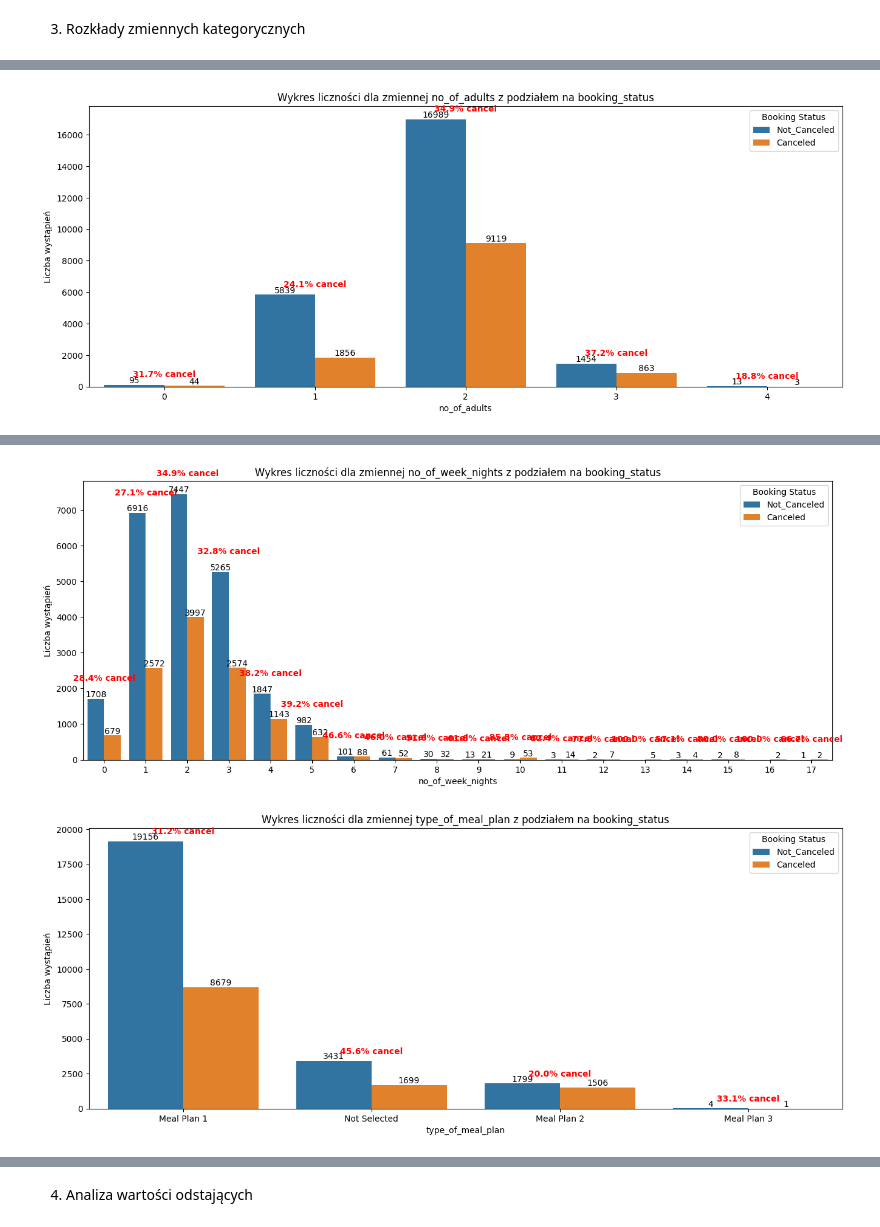
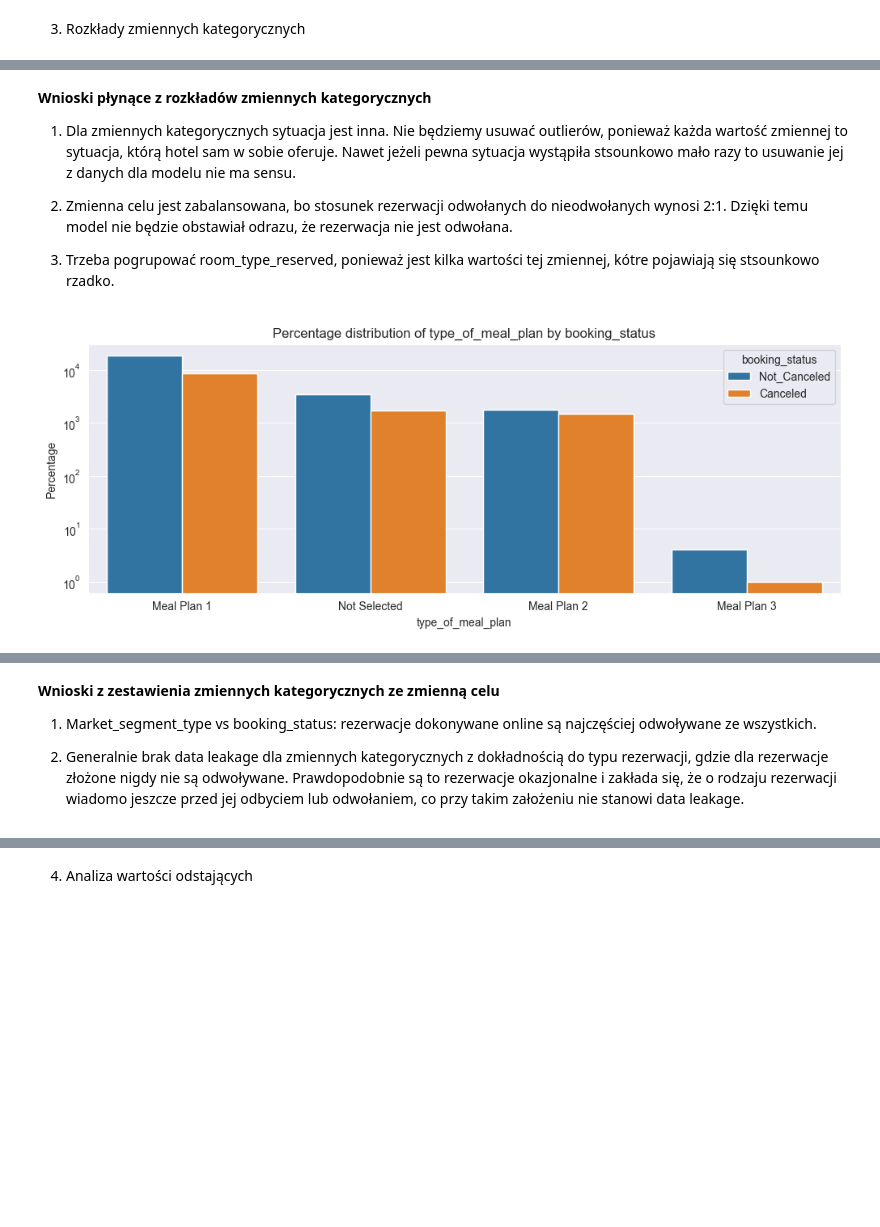
Before and after one commit to KsaweryKomasara/Projekt_KNDS, a Jupyter notebook: Notebooks/main.ipynb, the cells around one changed output, grey strips where cells are left out. Saved outputs shown, nothing was run; the diff lists cells and outputs as text; code cells hidden in the pictures; blank space fills up the shorter version.

```diff
--- a/Notebooks/main.ipynb
+++ b/Notebooks/main.ipynb
@@ -137,4 +174,12 @@ dataAnalysis.plotCounts(data)
+# %% [markdown]
+**Wnioski płynące z rozkładów zmiennych kategorycznych**
+
+1. Dla zmiennych kategorycznych sytuacja jest inna. Nie będziemy usuwać outlierów, ponieważ każda wartość zmiennej to sytuacja, którą hotel sam w sobie oferuje. Nawet jeżeli pewna sytuacja wystąpiła stsounkowo mało razy to usuwanie jej z danych dla modelu nie ma sensu.
+
+2. Zmienna celu jest zabalansowana, bo stosunek rezerwacji odwołanych do nieodwołanych wynosi 2:1. Dzięki temu model nie będzie obstawiał odrazu, że rezerwacja nie jest odwołana.
+
+3. Trzeba pogrupować room_type_reserved, ponieważ jest kilka wartości tej zmiennej, kótre pojawiają się stsounkowo rzadko.
 # %%
-dataAnalysis.plotBarCharts(data)
+dataAnalysis.plotComparisonWithTarget(data,'cat')
 # %% [output]
-[figure, old version]
+[figure, new version]
@@ -143,2 +187,0 @@ dataAnalysis.plotBarCharts(data)
-[figure, removed]
-[figure, removed]
@@ -153 +188,7 @@ dataAnalysis.plotBarCharts(data)
+# %% [markdown]
+**Wnioski z zestawienia zmiennych kategorycznych ze zmienną celu**
+
+1. Market_segment_type vs booking_status: rezerwacje dokonywane online są najczęściej odwoływane ze wszystkich.
+
+2. Generalnie brak data leakage dla zmiennych kategorycznych z dokładnością do typu rezerwacji, gdzie dla rezerwacje złożone nigdy nie są odwoływane. Prawdopodobnie są to rezerwacje okazjonalne i zakłada się, że o rodzaju rezerwacji wiadomo jeszcze przed jej odbyciem lub odwołaniem, co przy takim założeniu nie stanowi data leakage.
 # %%
```
Also changed, not shown: parts of 27 cells of this notebook, 2 other files.
